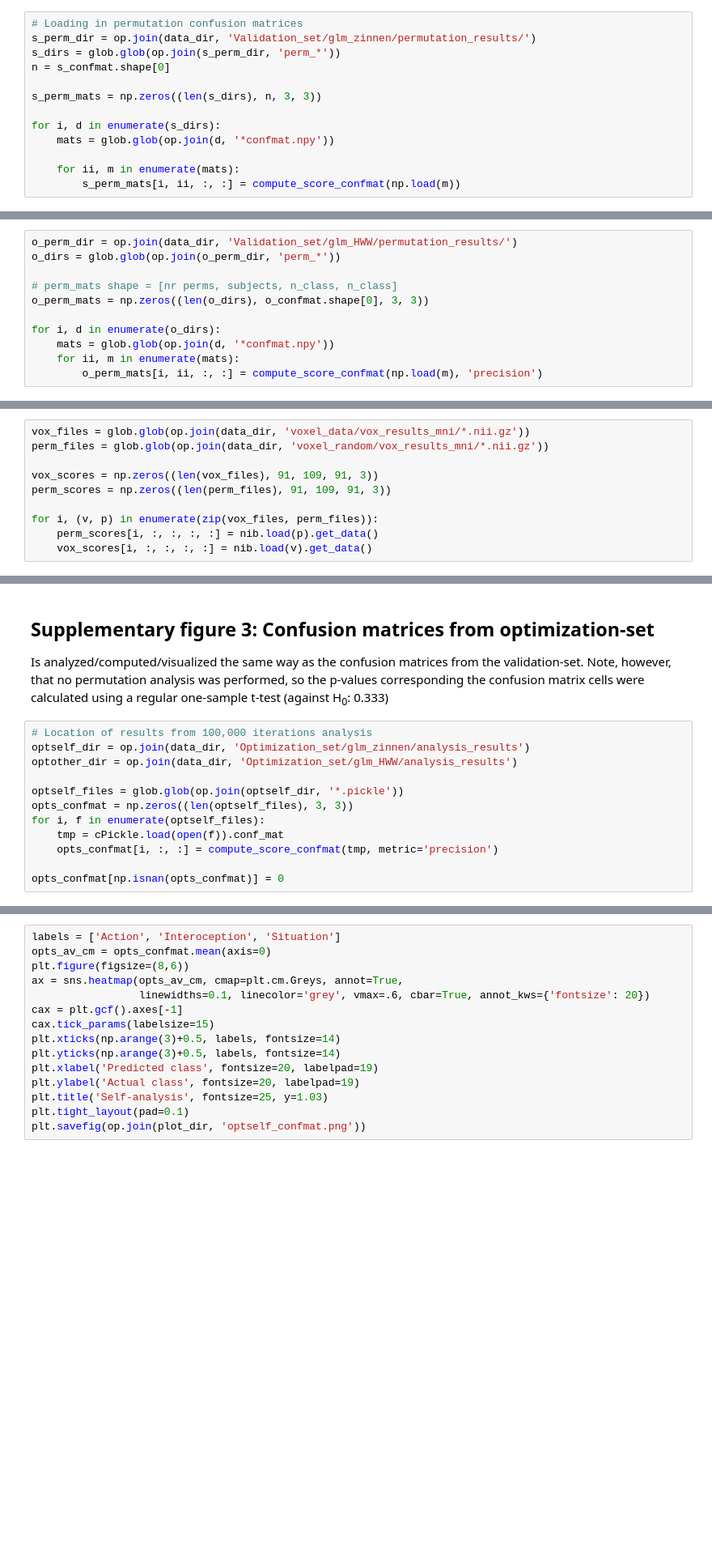
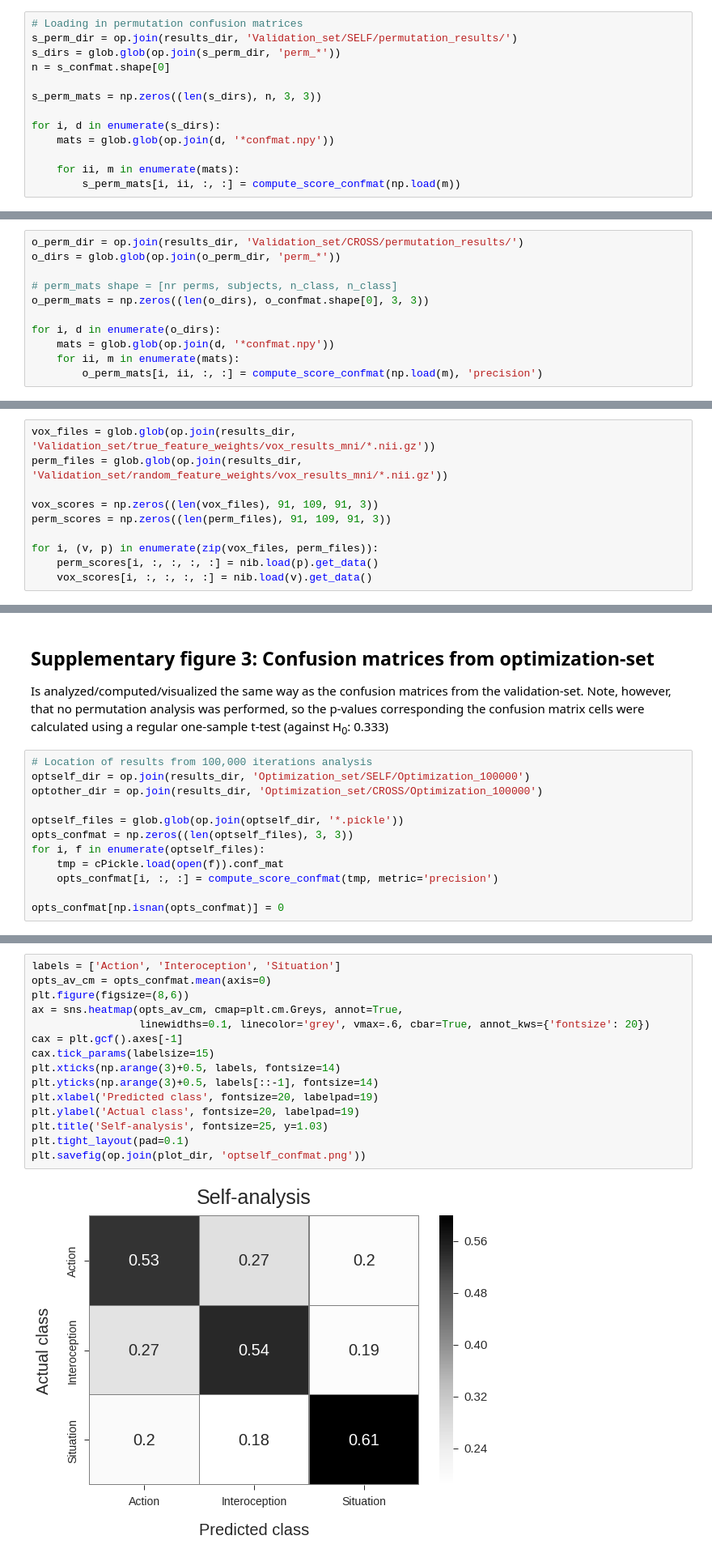
Before and after one commit to lukassnoek/DecodingEmotions, a Jupyter notebook: ANALYSES/statistics/statistics_main_analysis.ipynb, the cells around one changed output, grey strips where cells are left out. Shown at 81% size. Drawn from its saved outputs; the diff is of its cells as text; blank space fills up the shorter version.

```diff
--- a/ANALYSES/statistics/statistics_main_analysis.ipynb
+++ b/ANALYSES/statistics/statistics_main_analysis.ipynb
@@ -90,7 +94,7 @@ plt.savefig(op.join(plot_dir, 'self_confmat.png'))
 Below, we'll load in the confusion matrices from the permuted main analysis, which is exactly the same as the main analysis, yet with permuted class labels, yielding random models and corresponding confusion matrices. (This may take a while!)
 # %%
 # Loading in permutation confusion matrices
-s_perm_dir = op.join(data_dir, 'Validation_set/glm_zinnen/permutation_results/')
+s_perm_dir = op.join(results_dir, 'Validation_set/SELF/permutation_results/')
 s_dirs = glob.glob(op.join(s_perm_dir, 'perm_*'))
 n = s_confmat.shape[0]
 
@@ -142,7 +146,7 @@ plt.savefig(op.join(plot_dir, 'cross_confmat.png'))
 # %% [output]
 [figure]
 # %%
-o_perm_dir = op.join(data_dir, 'Validation_set/glm_HWW/permutation_results/')
+o_perm_dir = op.join(results_dir, 'Validation_set/CROSS/permutation_results/')
 o_dirs = glob.glob(op.join(o_perm_dir, 'perm_*'))
 
 # perm_mats shape = [nr perms, subjects, n_class, n_class]
@@ -172,8 +179,8 @@ For more information, check the *skbold* package at Github:
 https://github.com/lukassnoek/skbold/blob/master/skbold/utils/mvp_utils.py.
 The code to keep track of svm weights and subsequently how these are averaged across iterations and subjects is contained in the classes *MvpResults* and *MvpAverageResults* respectively.
 # %%
-vox_files = glob.glob(op.join(data_dir, 'voxel_data/vox_results_mni/*.nii.gz'))
-perm_files = glob.glob(op.join(data_dir, 'voxel_random/vox_results_mni/*.nii.gz'))
+vox_files = glob.glob(op.join(results_dir, 'Validation_set/true_feature_weights/vox_results_mni/*.nii.gz'))
+perm_files = glob.glob(op.join(results_dir, 'Validation_set/random_feature_weights/vox_results_mni/*.nii.gz'))
 
 vox_scores = np.zeros((len(vox_files), 91, 109, 91, 3))
 perm_scores = np.zeros((len(perm_files), 91, 109, 91, 3))
@@ -311,8 +333,8 @@ suc_other_sit  90.0  1.919430
 Is analyzed/computed/visualized the same way as the confusion matrices from the validation-set. Note, however, that no permutation analysis was performed, so the p-values corresponding the confusion matrix cells were calculated using a regular one-sample t-test (against H<sub>0</sub>: 0.333)
 # %%
 # Location of results from 100,000 iterations analysis
-optself_dir = op.join(data_dir, 'Optimization_set/glm_zinnen/analysis_results')
-optother_dir = op.join(data_dir, 'Optimization_set/glm_HWW/analysis_results')
+optself_dir = op.join(results_dir, 'Optimization_set/SELF/Optimization_100000')
+optother_dir = op.join(results_dir, 'Optimization_set/CROSS/Optimization_100000')
 
 optself_files = glob.glob(op.join(optself_dir, '*.pickle'))
 opts_confmat = np.zeros((len(optself_files), 3, 3))
@@ -326,18 +346,20 @@ ImportError: No module named scikit_bold.utils.mvp_utils
 # %%
 labels = ['Action', 'Interoception', 'Situation']
 opts_av_cm = opts_confmat.mean(axis=0)
 plt.figure(figsize=(8,6))
 ax = sns.heatmap(opts_av_cm, cmap=plt.cm.Greys, annot=True,
                  linewidths=0.1, linecolor='grey', vmax=.6, cbar=True, annot_kws={'fontsize': 20})
 cax = plt.gcf().axes[-1]
 cax.tick_params(labelsize=15)
 plt.xticks(np.arange(3)+0.5, labels, fontsize=14)
-plt.yticks(np.arange(3)+0.5, labels, fontsize=14)
+plt.yticks(np.arange(3)+0.5, labels[::-1], fontsize=14)
 plt.xlabel('Predicted class', fontsize=20, labelpad=19)
 plt.ylabel('Actual class', fontsize=20, labelpad=19)
 plt.title('Self-analysis', fontsize=25, y=1.03)
 plt.tight_layout(pad=0.1)
 plt.savefig(op.join(plot_dir, 'optself_confmat.png'))
+# %% [output]
+[figure, added]
 # %%
 n = opts_confmat.shape[0]
 tmat_self = (opts_confmat.mean(axis=0) - 0.333) / (opts_confmat.std(axis=0) / np.sqrt(n-1))
```
Also changed, not shown: parts of 22 cells of this notebook.
